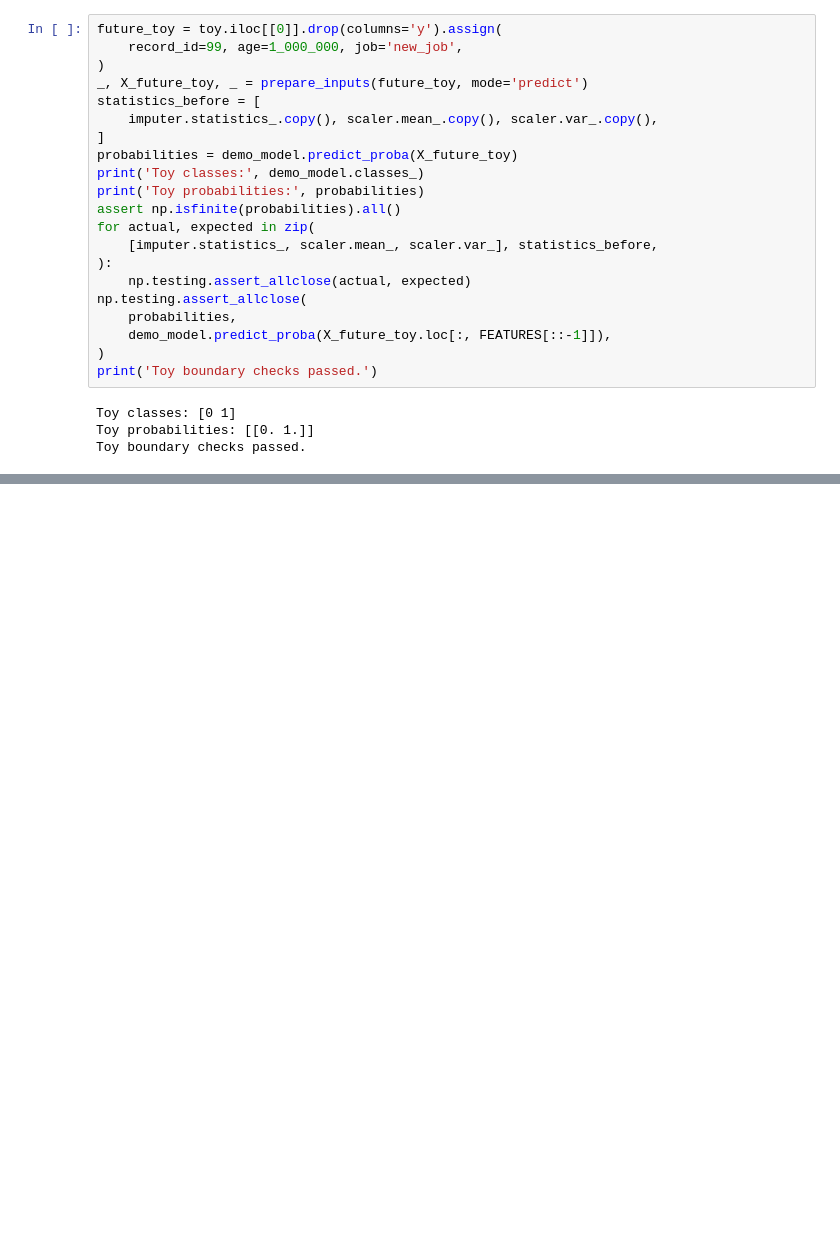
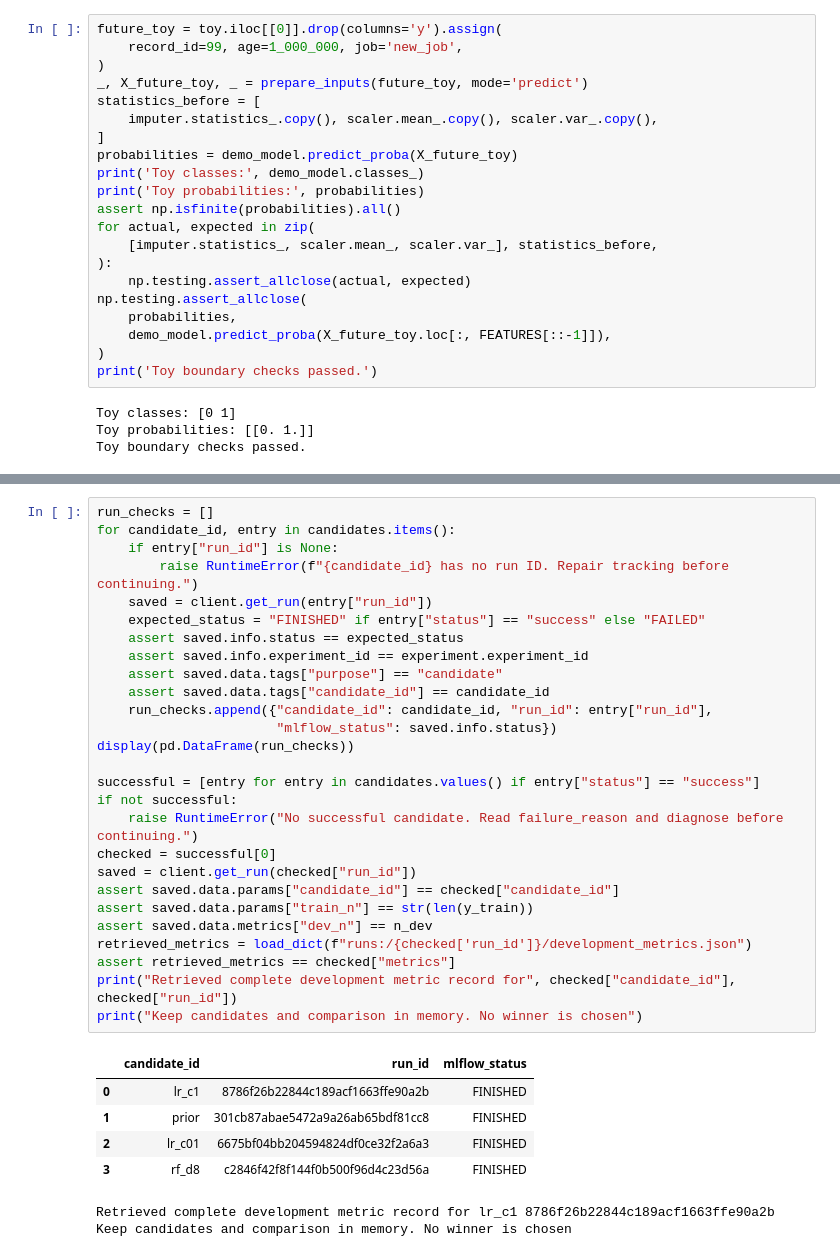
Before and after one commit to kishan0-07/campaign, a Jupyter notebook: analysis.ipynb, the cells around one changed output, grey strips where cells are left out. Drawn from its saved outputs; the diff is of its cells as text; blank space fills up the shorter version.

```diff
--- a/analysis.ipynb
+++ b/analysis.ipynb
@@ -481,0 +795,35 @@ Toy boundary checks passed.
+# %%
+run_checks = []
+for candidate_id, entry in candidates.items():
+    if entry["run_id"] is None:
+        raise RuntimeError(f"{candidate_id} has no run ID. Repair tracking before continuing.")
+    saved = client.get_run(entry["run_id"])
+    expected_status = "FINISHED" if entry["status"] == "success" else "FAILED"
+    assert saved.info.status == expected_status
+    assert saved.info.experiment_id == experiment.experiment_id
+    assert saved.data.tags["purpose"] == "candidate"
+    assert saved.data.tags["candidate_id"] == candidate_id
+    run_checks.append({"candidate_id": candidate_id, "run_id": entry["run_id"],
+                       "mlflow_status": saved.info.status})
+display(pd.DataFrame(run_checks))
+
+successful = [entry for entry in candidates.values() if entry["status"] == "success"]
+if not successful:
+    raise RuntimeError("No successful candidate. Read failure_reason and diagnose before continuing.")
+checked = successful[0]
+saved = client.get_run(checked["run_id"])
+assert saved.data.params["candidate_id"] == checked["candidate_id"]
+assert saved.data.params["train_n"] == str(len(y_train))
+assert saved.data.metrics["dev_n"] == n_dev
+retrieved_metrics = load_dict(f"runs:/{checked['run_id']}/development_metrics.json")
+assert retrieved_metrics == checked["metrics"]
+print("Retrieved complete development metric record for", checked["candidate_id"], checked["run_id"])
+print("Keep candidates and comparison in memory. No winner is chosen")
+# %% [output]
+|  | candidate_id | run_id | mlflow_status |
+| 0 | lr_c1 | 8786f26b22844c189acf1663ffe90a2b | FINISHED |
+| 1 | prior | 301cb87abae5472a9a26ab65bdf81cc8 | FINISHED |
+| 2 | lr_c01 | 6675bf04bb204594824df0ce32f2a6a3 | FINISHED |
+| 3 | rf_d8 | c2846f42f8f144f0b500f96d4c23d56a | FINISHED |
+Retrieved complete development metric record for lr_c1 8786f26b22844c189acf1663ffe90a2b
+Keep candidates and comparison in memory. No winner is chosen
```
Also changed, not shown: parts of 14 cells of this notebook, 8 other files.
